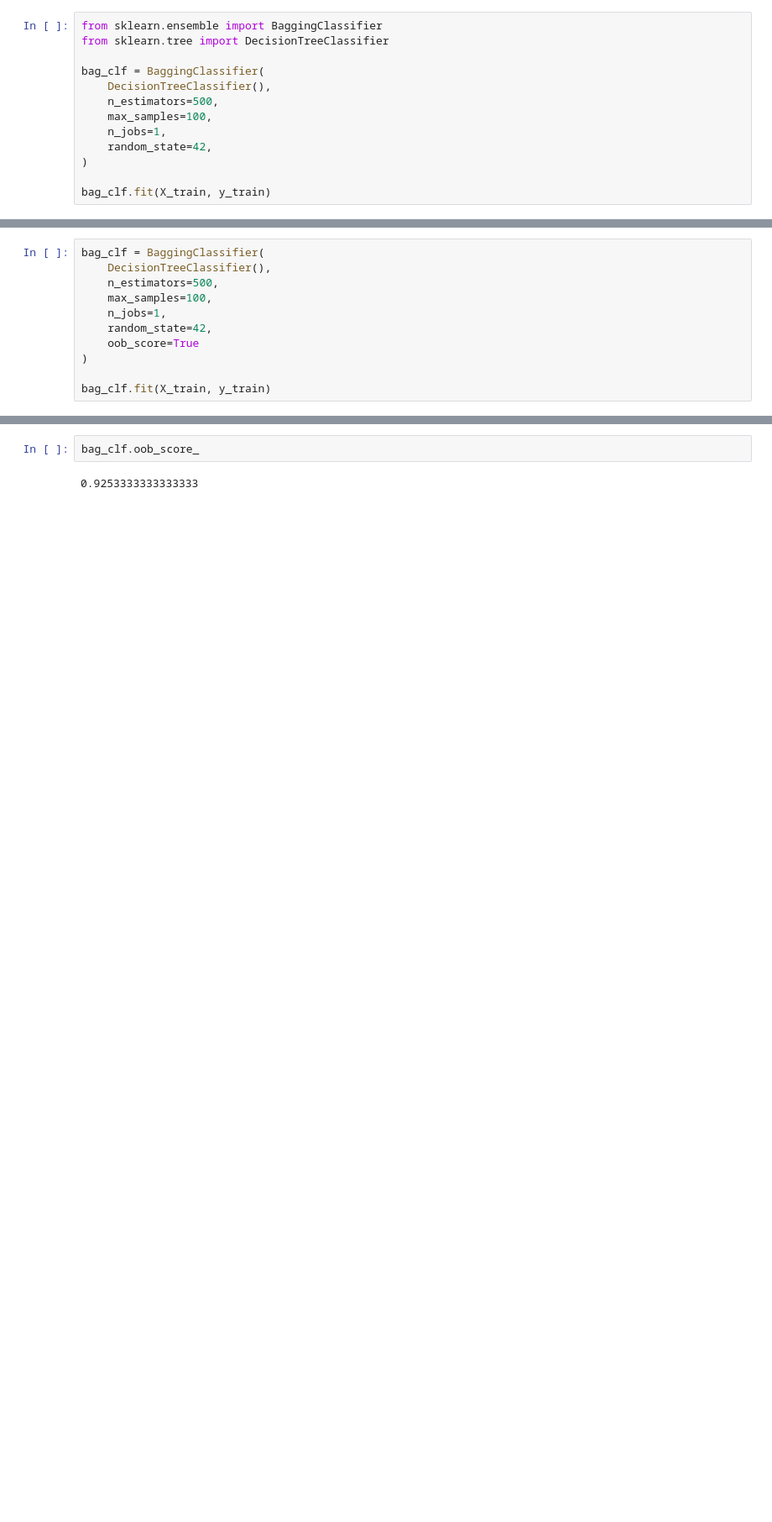
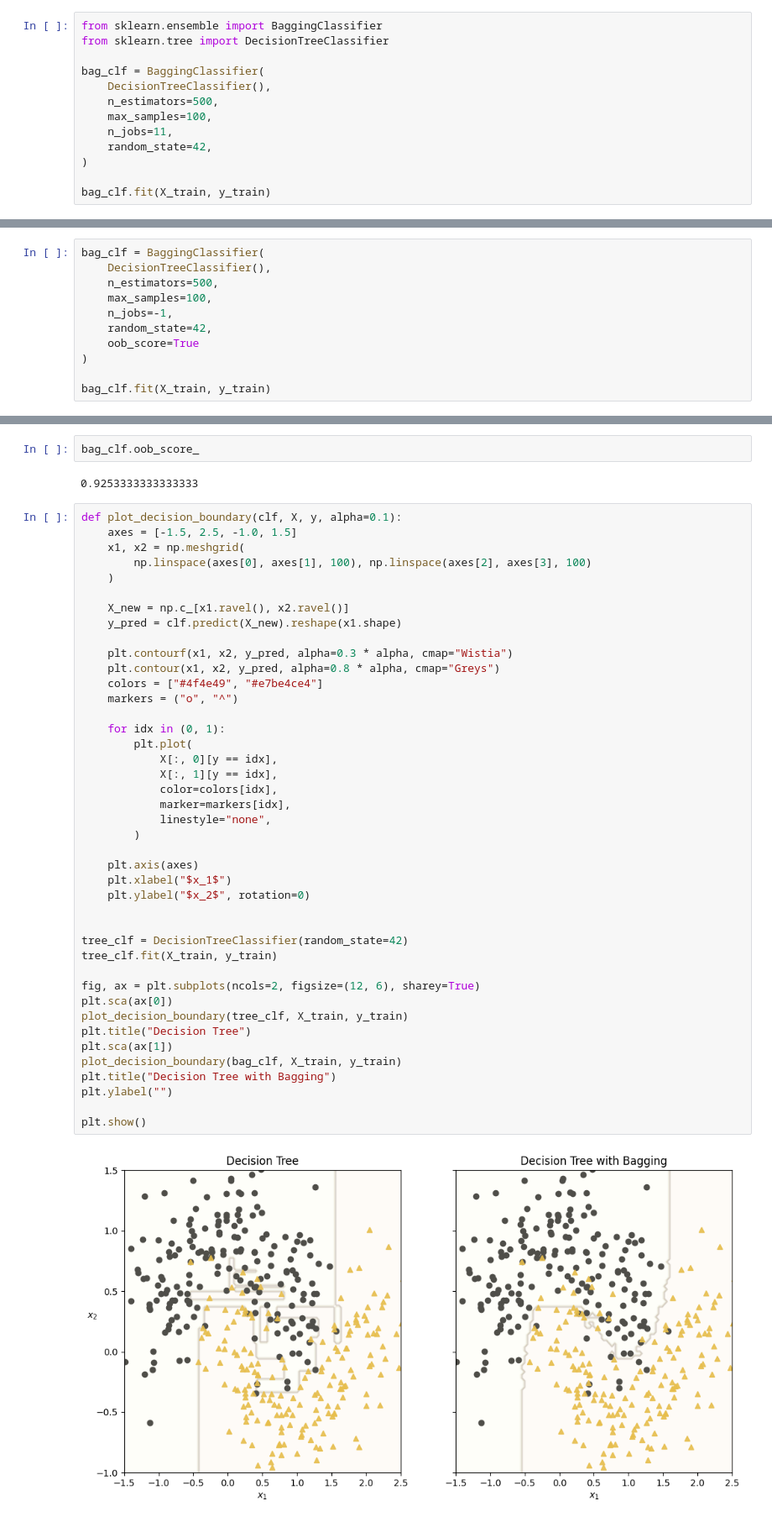
Before and after one commit to sunodmongia/RandomForest, a Jupyter notebook: RandomForest.ipynb, the cells around one changed output, grey strips where cells are left out. Shown: that part at 84% size. Cells and saved outputs as stored; diff of their text form; blank space fills up the shorter version.

Commit message:
RandomForest

```diff
--- a/RandomForest.ipynb
+++ b/RandomForest.ipynb
@@ -82,7 +82,7 @@ bag_clf = BaggingClassifier(
     DecisionTreeClassifier(),
     n_estimators=500,
     max_samples=100,
-    n_jobs=1,
+    n_jobs=11,
     random_state=42,
 )
 
@@ -97,7 +97,7 @@ bag_clf = BaggingClassifier(
     DecisionTreeClassifier(),
     n_estimators=500,
     max_samples=100,
-    n_jobs=1,
+    n_jobs=-1,
     random_state=42,
     oob_score=True
 )
@@ -110,3 +110,47 @@ BaggingClassifier(estimator=DecisionTreeClassifier(), max_samples=100,
 bag_clf.oob_score_
 # %% [output]
 0.9253333333333333
+# %%
+def plot_decision_boundary(clf, X, y, alpha=0.1):
+    axes = [-1.5, 2.5, -1.0, 1.5]
+    x1, x2 = np.meshgrid(
+        np.linspace(axes[0], axes[1], 100), np.linspace(axes[2], axes[3], 100)
+    )
+
+    X_new = np.c_[x1.ravel(), x2.ravel()]
+    y_pred = clf.predict(X_new).reshape(x1.shape)
+
+    plt.contourf(x1, x2, y_pred, alpha=0.3 * alpha, cmap="Wistia")
+    plt.contour(x1, x2, y_pred, alpha=0.8 * alpha, cmap="Greys")
+    colors = ["#4f4e49", "#e7be4ce4"]
+    markers = ("o", "^")
+
+    for idx in (0, 1):
+        plt.plot(
+            X[:, 0][y == idx],
+            X[:, 1][y == idx],
+            color=colors[idx],
+            marker=markers[idx],
+            linestyle="none",
+        )
+
+    plt.axis(axes)
+    plt.xlabel("$x_1$")
+    plt.ylabel("$x_2$", rotation=0)
+
+
+tree_clf = DecisionTreeClassifier(random_state=42)
+tree_clf.fit(X_train, y_train)
+
+fig, ax = plt.subplots(ncols=2, figsize=(12, 6), sharey=True)
+plt.sca(ax[0])
+plot_decision_boundary(tree_clf, X_train, y_train)
+plt.title("Decision Tree")
+plt.sca(ax[1])
+plot_decision_boundary(bag_clf, X_train, y_train)
+plt.title("Decision Tree with Bagging")
+plt.ylabel("")
+
+plt.show()
+# %% [output]
+[figure, added]
```
Also changed, not shown: parts of 7 cells of this notebook.
